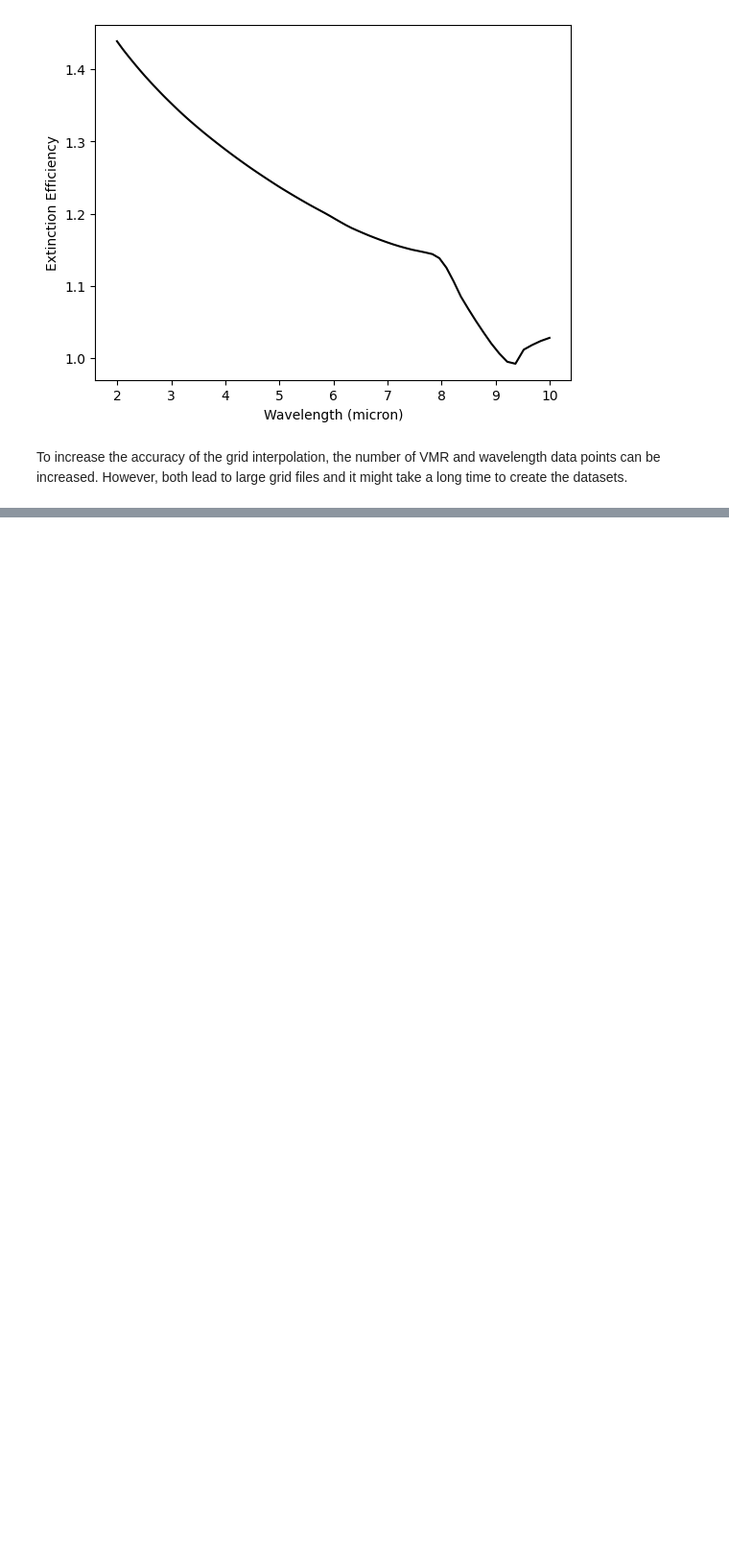
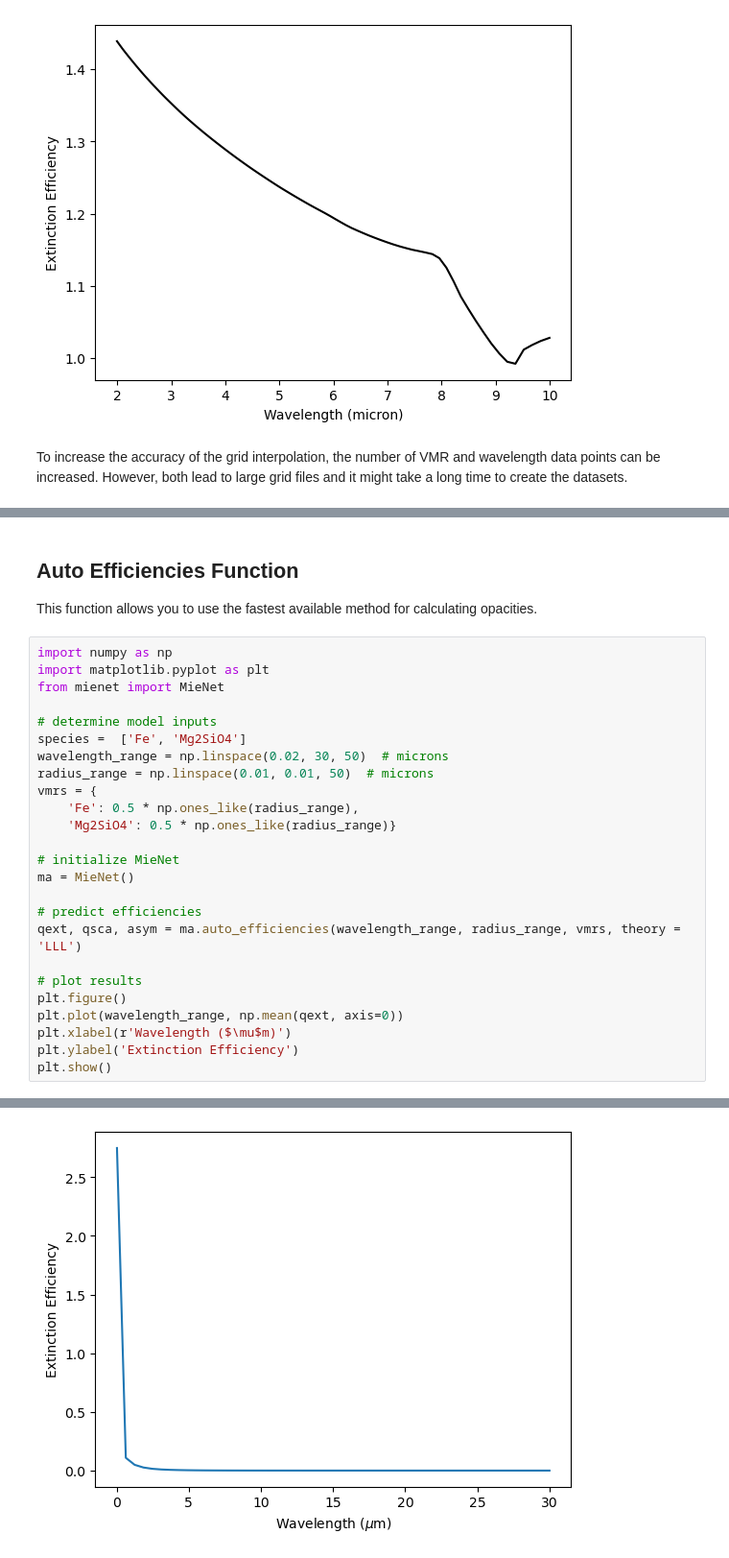
Before and after one commit to MieNet-org/MieNet, a Jupyter notebook: docs/Tutorials.ipynb, the cells around one changed output, grey strips where cells are left out. Shown at 96% size. Cells and saved outputs as stored; diff of their text form; blank space fills up the shorter version.

```diff
--- a/docs/Tutorials.ipynb
+++ b/docs/Tutorials.ipynb
@@ -187,0 +213,30 @@ Peform full opacity calculations using a chosen mixing theory and Mie theory.
+# %% [markdown]
+## Auto Efficiencies Function
+
+This function allows you to use the fastest available method for calculating opacities.
+# %%
+import numpy as np
+import matplotlib.pyplot as plt
+from mienet import MieNet
+
+# determine model inputs
+species =  ['Fe', 'Mg2SiO4']
+wavelength_range = np.linspace(0.02, 30, 50)  # microns
+radius_range = np.linspace(0.01, 0.01, 50)  # microns
+vmrs = {
+    'Fe': 0.5 * np.ones_like(radius_range),
+    'Mg2SiO4': 0.5 * np.ones_like(radius_range)}
+
+# initialize MieNet
+ma = MieNet()
+
+# predict efficiencies
+qext, qsca, asym = ma.auto_efficiencies(wavelength_range, radius_range, vmrs, theory = 'LLL')
+
+# plot results
+plt.figure()
+plt.plot(wavelength_range, np.mean(qext, axis=0))
+plt.xlabel(r'Wavelength ($\mu$m)')
+plt.ylabel('Extinction Efficiency')
+plt.show()
+# %% [output]
@@ -187,0 +247 @@ Peform full opacity calculations using a chosen mixing theory and Mie theory.
+[figure, added]
```
Also changed, not shown: parts of 5 cells of this notebook, 1 other file.
